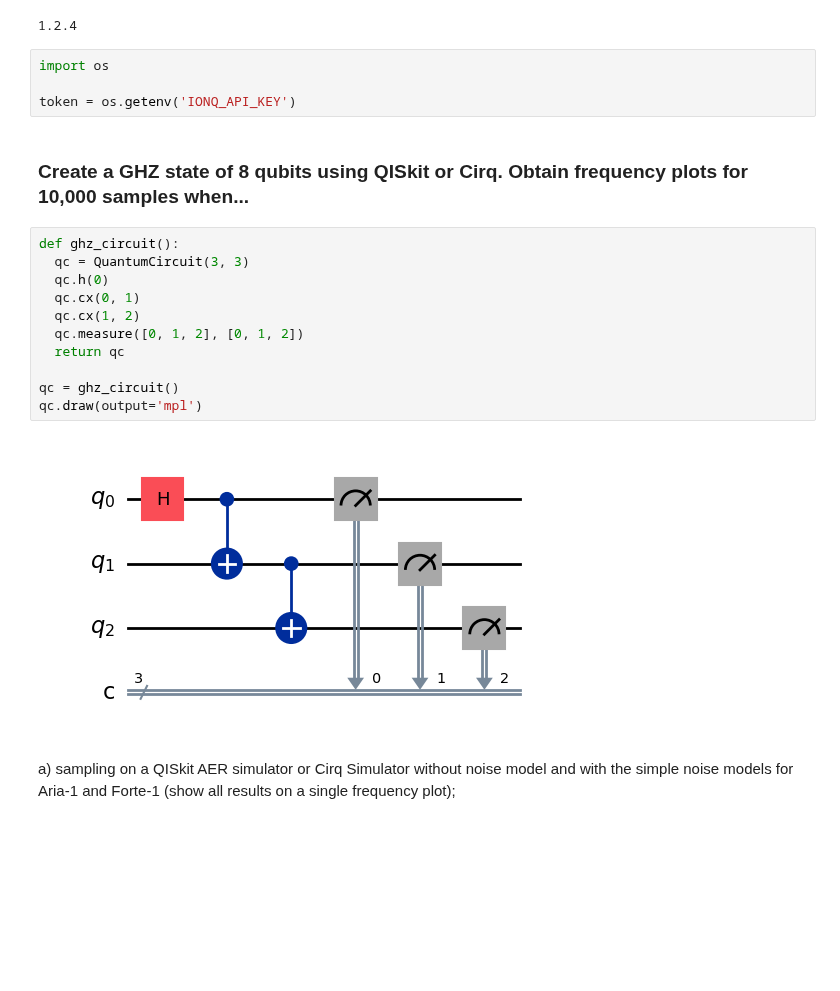
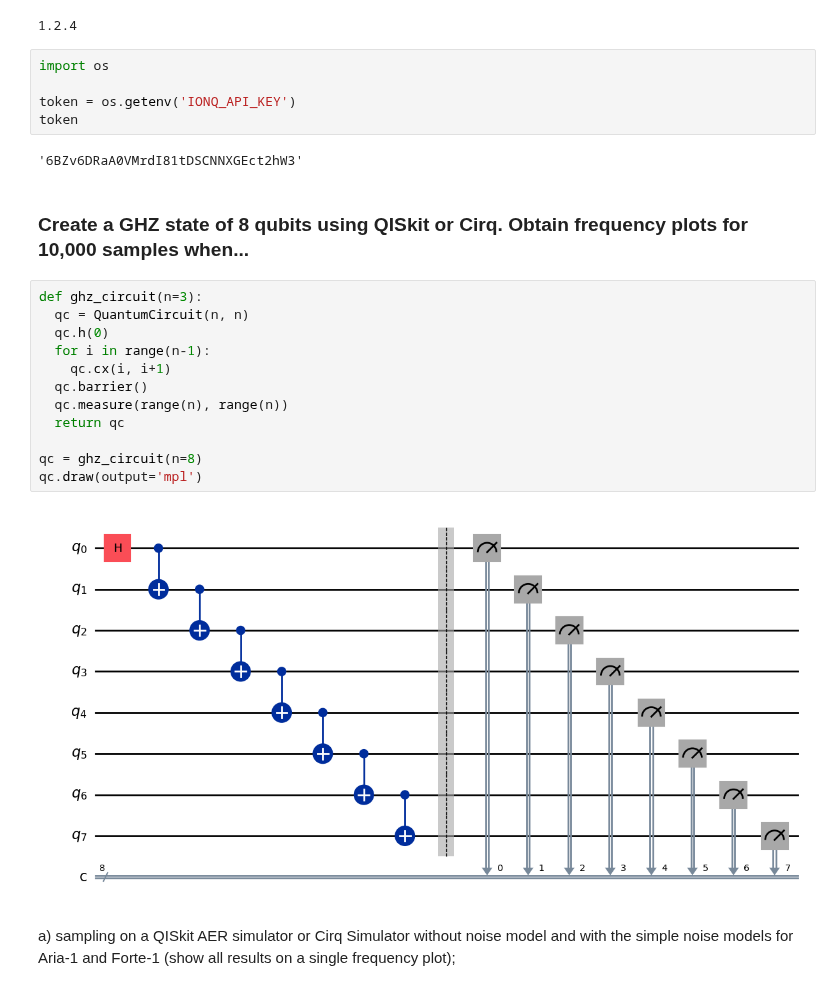
Before and after one commit to elijahkin/amsc698k, a Jupyter notebook: hw3/hw3.ipynb, the cells around one changed output. Saved outputs shown, nothing was run; the diff lists cells and outputs as text; blank space fills up the shorter version.

Commit message:
part 1 made circuit general for any n_qubits

```diff
--- a/hw3/hw3.ipynb
+++ b/hw3/hw3.ipynb
@@ -13,21 +13,25 @@ print(qiskit.__version__)
 import os
 
 token = os.getenv('IONQ_API_KEY')
+token
+# %% [output]
+'6BZv6DRaA0VMrdI81tDSCNNXGEct2hW3'
 # %% [markdown]
 ### Create a GHZ state of 8 qubits using QISkit or Cirq. Obtain frequency plots for 10,000 samples when...
 # %%
-def ghz_circuit():
-  qc = QuantumCircuit(3, 3)
+def ghz_circuit(n=3):
+  qc = QuantumCircuit(n, n)
   qc.h(0)
-  qc.cx(0, 1)
-  qc.cx(1, 2)
-  qc.measure([0, 1, 2], [0, 1, 2])
+  for i in range(n-1):
+    qc.cx(i, i+1)
+  qc.barrier()
+  qc.measure(range(n), range(n))
   return qc
 
-qc = ghz_circuit()
+qc = ghz_circuit(n=8)
 qc.draw(output='mpl')
 # %% [output]
-[figure, old version]
+[figure, new version]
 # %% [markdown]
 a) sampling on a QISkit AER simulator or Cirq Simulator without noise model and with the simple noise models for Aria-1 and Forte-1 (show all results on a single frequency plot);
 # %%
```
Also changed, not shown: parts of 6 cells of this notebook.
